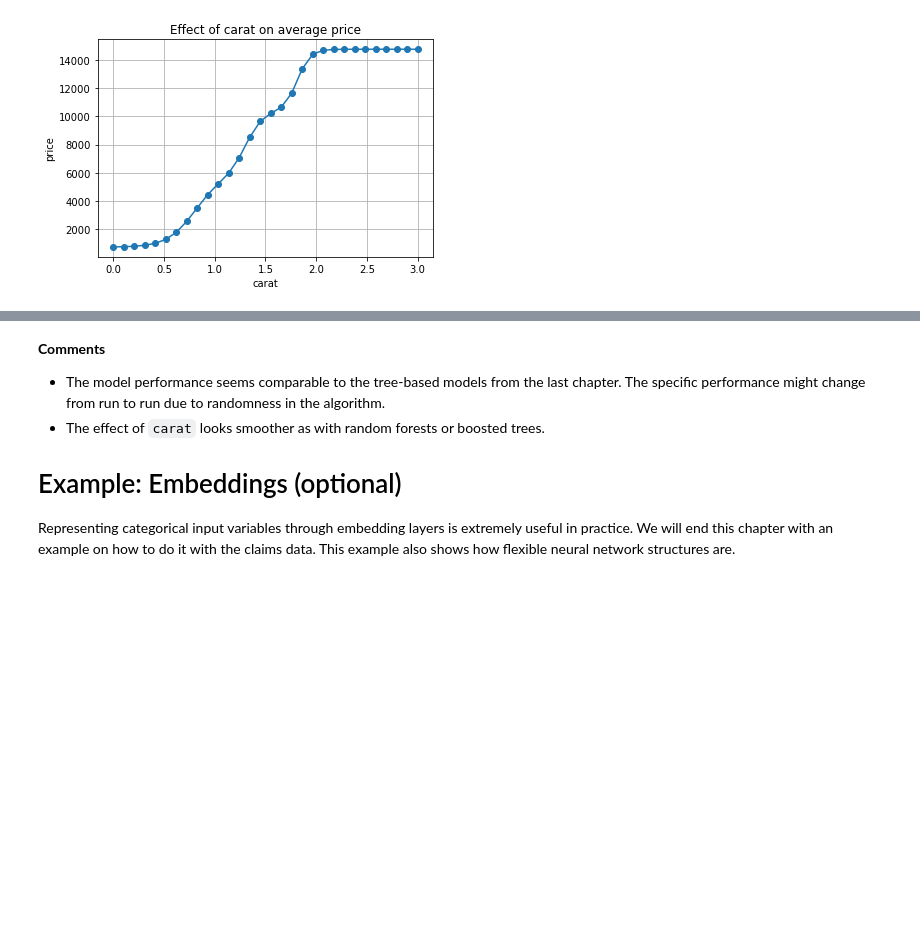
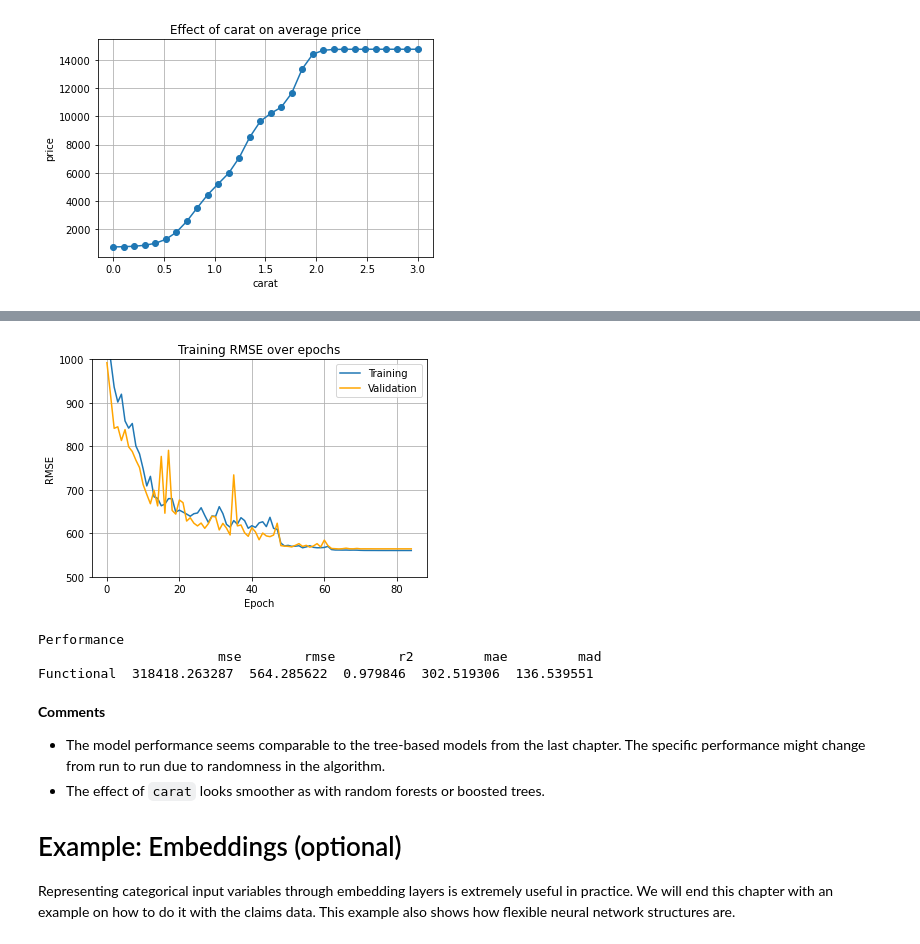
Before and after one commit to mayer79/ml_lecture, a Jupyter notebook: py/4_Neural_Nets.ipynb, the cells around one changed output, grey strips where cells are left out. Drawn from its saved outputs; the diff is of its cells as text; code cells hidden in the pictures; blank space fills up the shorter version.

Commit message:
added dalex

```diff
--- a/py/4_Neural_Nets.ipynb
+++ b/py/4_Neural_Nets.ipynb
@@ -489,3 +492,67 @@ plot(light_profile(fl, v = "color")) +
+# %%
+# Training RMSE over epochs
+import matplotlib.pyplot as plt
+plt.plot(history.history["root_mean_squared_error"])
+plt.plot(history.history["val_root_mean_squared_error"], color="orange")
+plt.title("Training RMSE over epochs")
+plt.legend(["Training", "Validation"])
+plt.ylim((500, 1000))
+plt.ylabel("RMSE")
+plt.xlabel("Epoch")
+plt.grid();
+# %% [output]
+[figure, added]
+# %%
+# Interpretation
+import itertools
+import pandas as pd
+import dalex as dx
+
+# Set up explainer
+def pred_fun(m, X):
+    return m.predict(preprocessor.transform(X)).flatten()
+
+exp = dx.Explainer(
+    model,
+    data=df_valid,
+    y=y_valid,
+    predict_function=pred_fun,
+    verbose=False
+)
+
+# Performance
+mp = exp.model_performance(model_type="regression")
+print("Performance\n", mp.result)
+
+# Permutation importance
+vi = exp.model_parts()
+vi.plot()
+
+# Partial dependence
+pdp_num = exp.model_profile(
+    type="partial",
+    label="Partial depencence for numeric variables",
+    variables=["carat"],
+    N=1000
+)
+pdp_num.plot()
+
+pdp_ord = exp.model_profile(
+    type="partial",
+    label="Partial depencence for ordinal variables",
+    variables=ordinal_features,
+    variable_type="categorical",
+    N=1000
+)
+# Fix wrong categorical order
+reference_order = pd.DataFrame({"_x_": itertools.chain(*ordinal_levels)})
+reference_order["idx"] = np.arange(len(reference_order.index))
+pdp_ord.result = pdp_ord.result.merge(reference_order).sort_values("idx")
+pdp_ord.plot()
+# %% [output]
+Performance
+                       mse        rmse        r2         mae         mad
+Functional  318418.263287  564.285622  0.979846  302.519306  136.539551
 # %% [markdown]
 **Comments**
 
```
Also changed, not shown: parts of 4 cells of this notebook, 1 other file.
